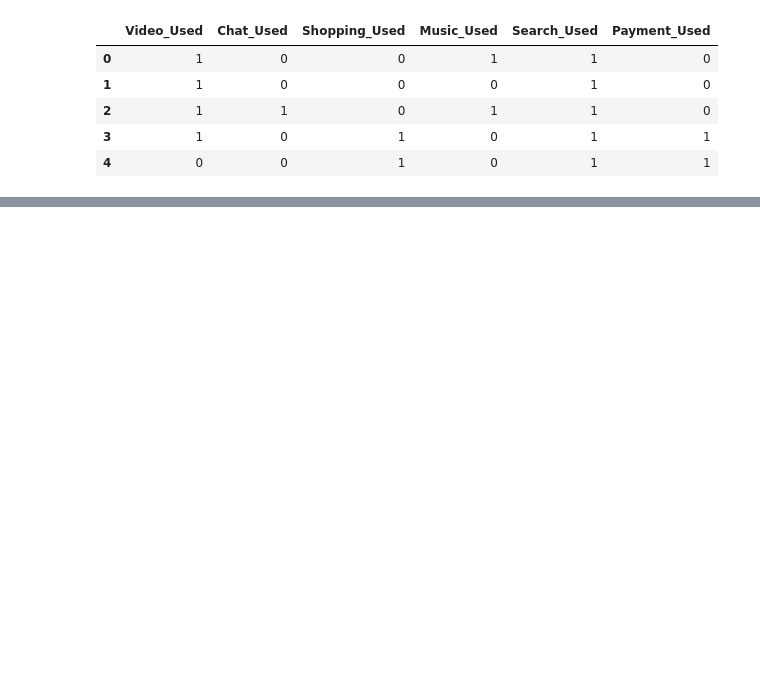
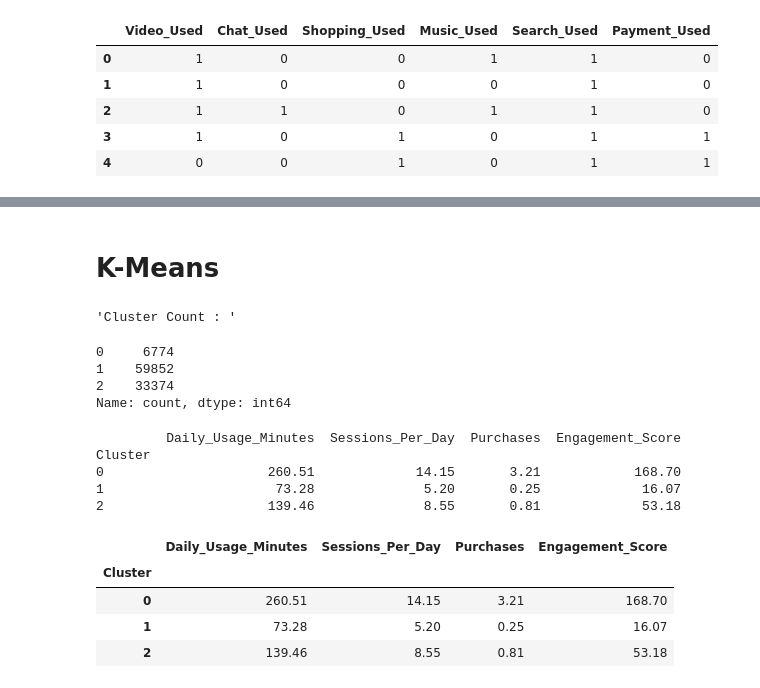
Before and after one commit to RameenWahid/Mobile-App-User-Behavior-Analysis, a Jupyter notebook: code.ipynb, the cells around one changed output, grey strips where cells are left out. Drawn from its saved outputs; the diff is of its cells as text; code cells hidden in the pictures; blank space fills up the shorter version.

```diff
--- a/code.ipynb
+++ b/code.ipynb
@@ -517,0 +542,19 @@ df[association_features].head()
+# %%
+
+class DataProcessr:
+    def __init__(self, df, features, scaled_features):
+        self.df = df
+        self.features = features
+        self.scaled_features = scaled_features
+
+    def get_data_shape(self):
+        return self.df.shape
+
+    def get_features_name(self):
+        return self.features
+
+    def get_scaled_data(self):
+        return self.scaled_features
+
+
+processor = DataProcessr(df, clustering_features, scaled_features)
@@ -517,0 +569,43 @@ df[association_features].head()
+# %% [markdown]
+# K-Means
+# %%
+from sklearn.cluster import KMeans
+
+model = KMeans(n_clusters = 3, random_state=43, n_init= 10)
+
+model.fit(processor.get_scaled_data())
+
+labels = model.labels_
+# %%
+display("Cluster Count : ", pd.Series(labels).value_counts().sort_index())
+# %% [output]
+'Cluster Count : '
+0     6774
+1    59852
+2    33374
+Name: count, dtype: int64
+# %%
+df["Cluster"] = labels
+# %%
+profile = df.groupby("Cluster")[[
+    "Daily_Usage_Minutes",
+    "Sessions_Per_Day",
+    "Purchases",
+    "Engagement_Score"
+]].mean()
+
+print(profile.round(2))
+# %% [output]
+         Daily_Usage_Minutes  Sessions_Per_Day  Purchases  Engagement_Score
+Cluster
+0                     260.51             14.15       3.21            168.70
+1                      73.28              5.20       0.25             16.07
+2                     139.46              8.55       0.81             53.18
+# %%
+display(profile.round(2))
+# %% [output]
+|  | Daily_Usage_Minutes | Sessions_Per_Day | Purchases | Engagement_Score |
+| Cluster |  |  |  |  |
+| 0 | 260.51 | 14.15 | 3.21 | 168.70 |
+| 1 | 73.28 | 5.20 | 0.25 | 16.07 |
+| 2 | 139.46 | 8.55 | 0.81 | 53.18 |
```
Also changed, not shown: parts of 9 cells of this notebook.
